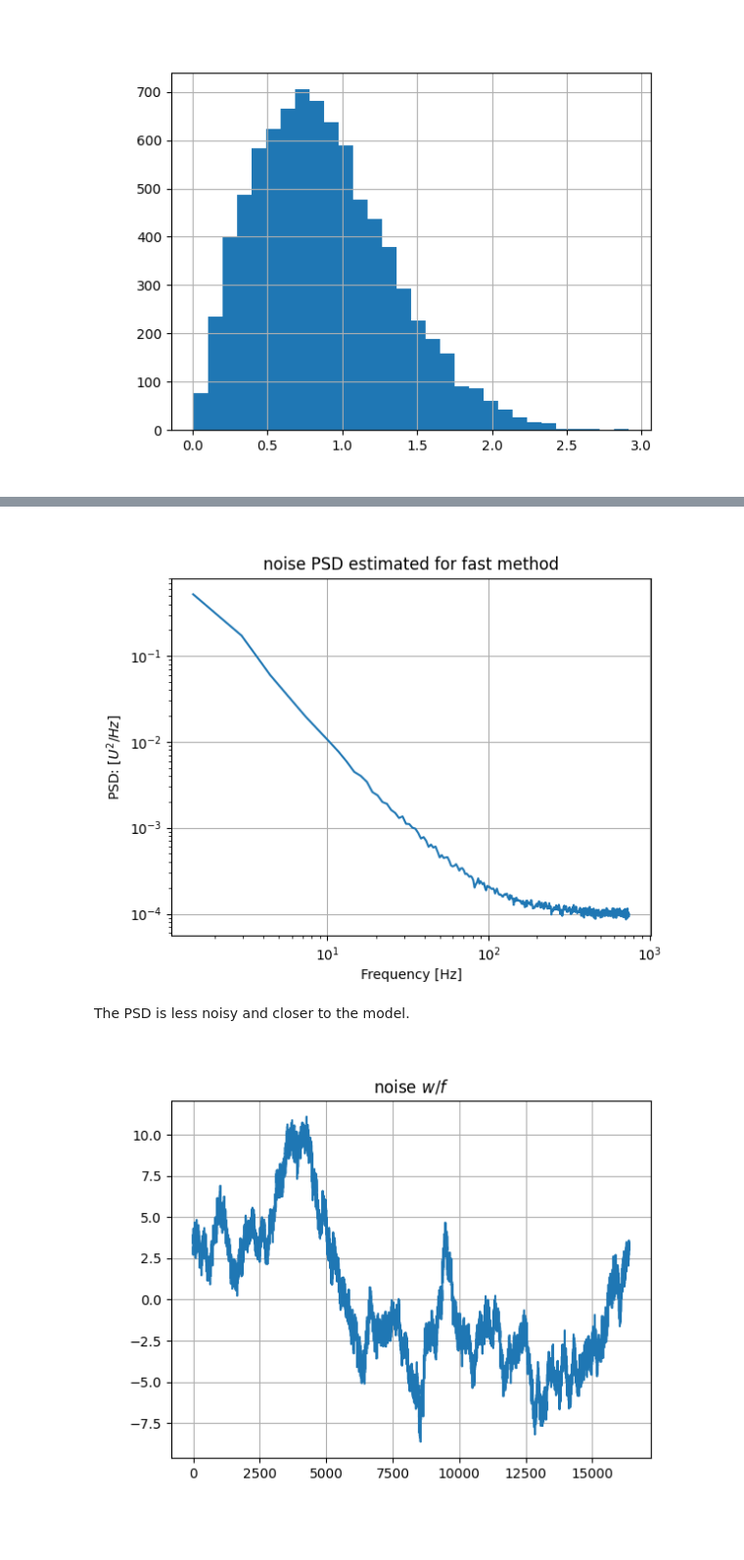
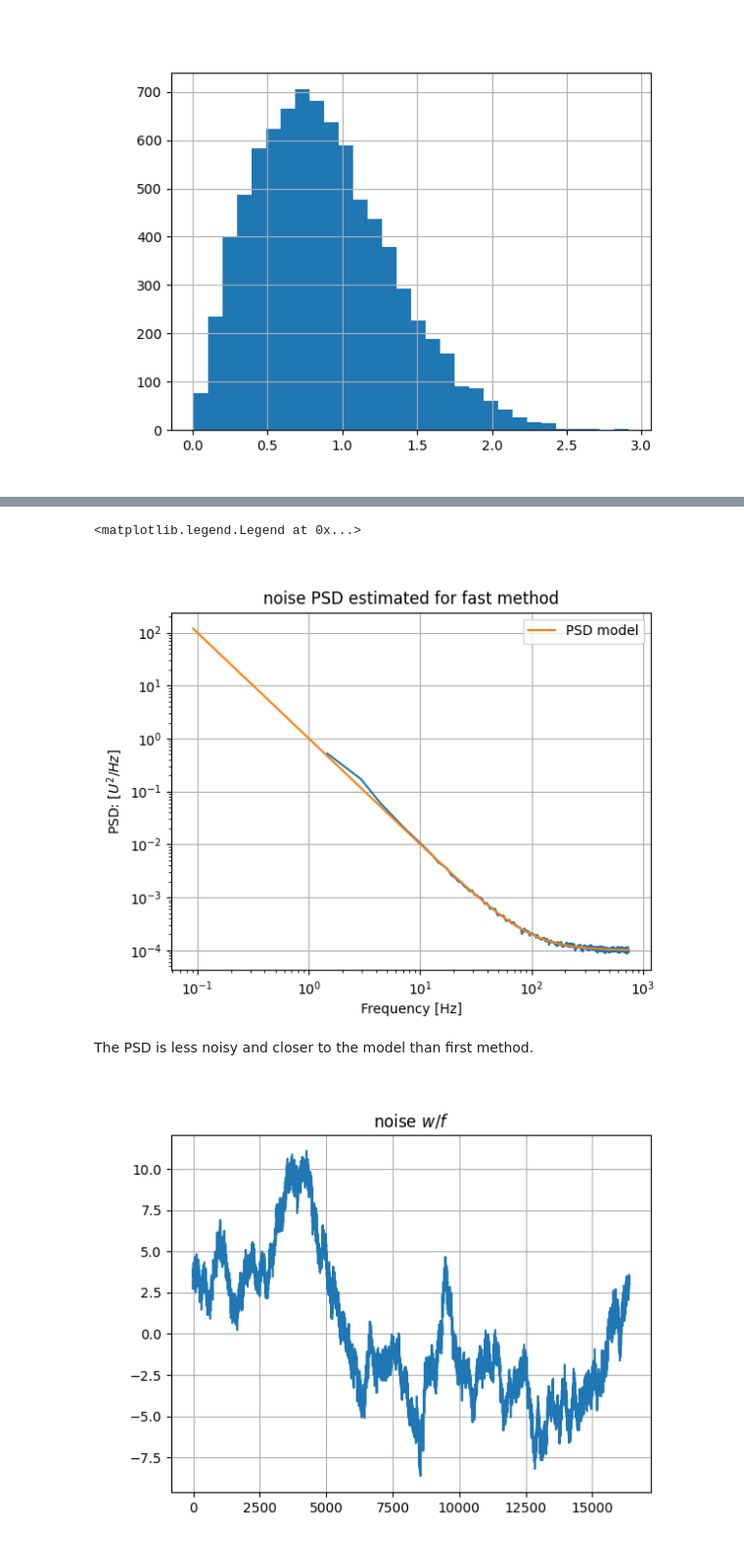
Before and after one commit to luckyjim/mogwai, a Jupyter notebook: doc/noise_wf.ipynb, the cells around one changed output, grey strips where cells are left out. Shown at 98% size. Cells and saved outputs as stored; diff of their text form; code cells hidden in the pictures.

```diff
--- a/doc/noise_wf.ipynb
+++ b/doc/noise_wf.ipynb
@@ -80,7 +80,7 @@ print(w_noise.mean(), w_noise.std())
 # %%
 fft_w = sf.rfft(w_noise)
 n_freq = fft_w.shape[0]
-freq_fft =  np.linspace(0.0, f_n, n_freq )
+freq_fft =  sf.rfftfreq(len(w_noise), 1/f_s)
 print(freq_fft)
 # %% [output]
 [0.00000000e+00 9.15527344e-02 1.83105469e-01 ... 7.49816895e+02
@@ -155,10 +168,13 @@ fft_c *= np.sqrt(f_s/2)
 noise_fast = sf.irfft(fft_c)
 # %%
 plot_psd(noise_fast, f_s, "noise PSD estimated for fast method")
+plt.loglog(freq_fft[1:-2], psd_i[1:-2],label="PSD model")
+plt.legend()
 # %% [output]
+<matplotlib.legend.Legend at 0x...>
-[figure, old version]
+[figure, new version]
 # %% [markdown]
-The PSD is less noisy and closer to the model.
+The PSD is less noisy and closer to the model than first method.
 # %%
 plt.figure()
 plt.title('noise $w/f$')
```
Also changed, not shown: parts of 10 cells of this notebook.
